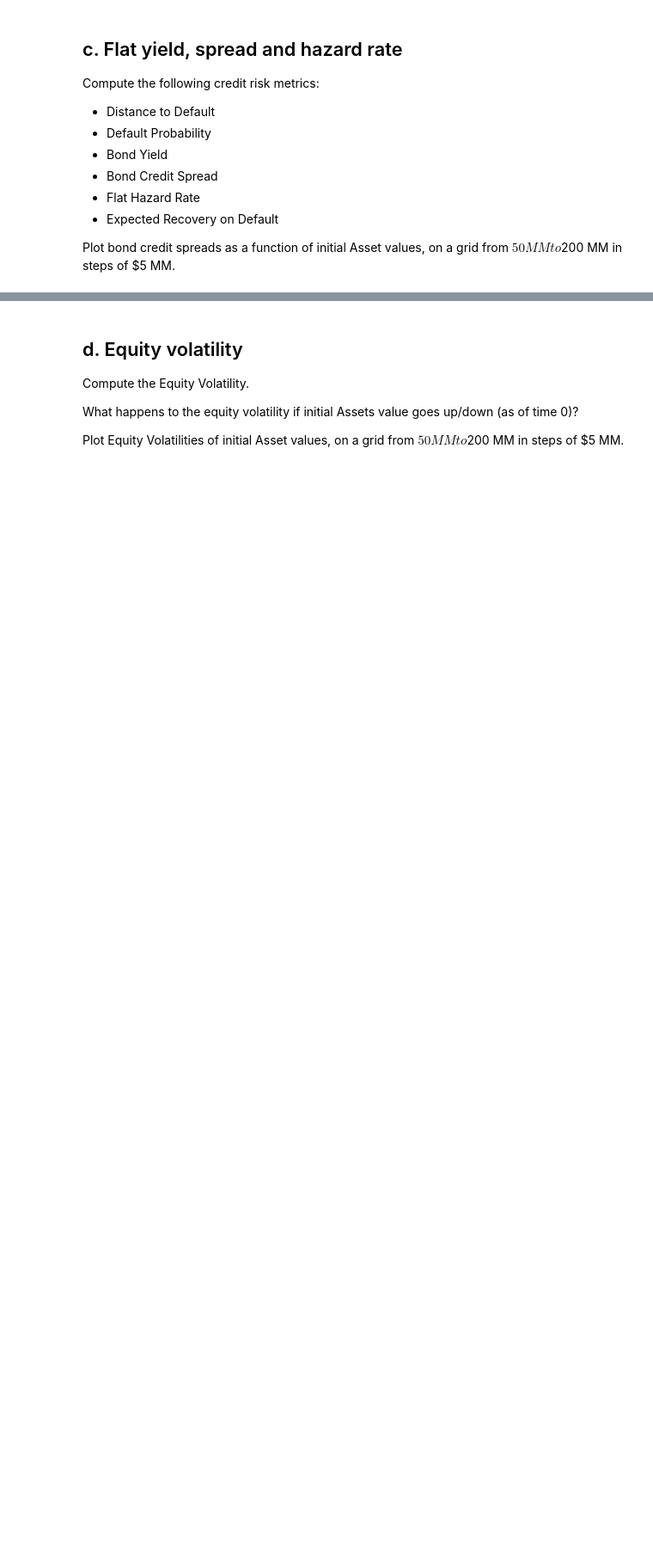
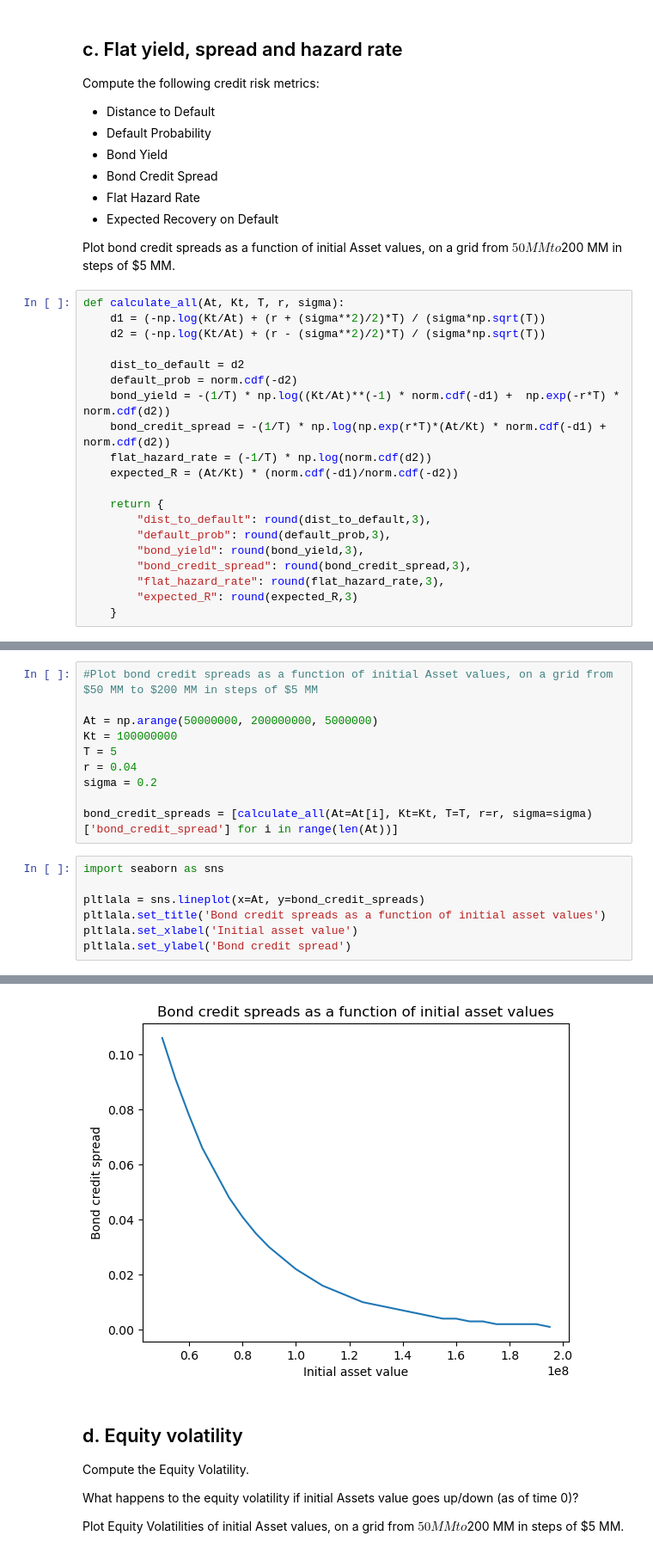
Before and after one commit to alanwake47/FINM-35700-Credit-Markets, a Jupyter notebook: week4/hw4/Homework 4_aman.ipynb, the cells around one changed output, grey strips where cells are left out. Shown: that part at 86% size. Cells and saved outputs as stored; diff of their text form; blank space fills up the shorter version.

```diff
--- a/week4/hw4/Homework 4_aman.ipynb
+++ b/week4/hw4/Homework 4_aman.ipynb
@@ -523,3 +1000,23 @@ Compute the following credit risk metrics:
 - Expected Recovery on Default
 
 Plot bond credit spreads as a function of initial Asset values, on a grid from $50 MM to $200 MM in steps of $5 MM.
+# %%
+def calculate_all(At, Kt, T, r, sigma):
+    d1 = (-np.log(Kt/At) + (r + (sigma**2)/2)*T) / (sigma*np.sqrt(T))
+    d2 = (-np.log(Kt/At) + (r - (sigma**2)/2)*T) / (sigma*np.sqrt(T))
+
+    dist_to_default = d2
+    default_prob = norm.cdf(-d2)
+    bond_yield = -(1/T) * np.log((Kt/At)**(-1) * norm.cdf(-d1) +  np.exp(-r*T) * norm.cdf(d2))
+    bond_credit_spread = -(1/T) * np.log(np.exp(r*T)*(At/Kt) * norm.cdf(-d1) + norm.cdf(d2))
+    flat_hazard_rate = (-1/T) * np.log(norm.cdf(d2))
+    expected_R = (At/Kt) * (norm.cdf(-d1)/norm.cdf(-d2))
+
+    return {
+        "dist_to_default": round(dist_to_default,3),
+        "default_prob": round(default_prob,3),
+        "bond_yield": round(bond_yield,3),
+        "bond_credit_spread": round(bond_credit_spread,3),
+        "flat_hazard_rate": round(flat_hazard_rate,3),
+        "expected_R": round(expected_R,3)
+    }
@@ -525,0 +1032,18 @@ Plot bond credit spreads as a function of initial Asset values, on a grid from $
+# %%
+#Plot bond credit spreads as a function of initial Asset values, on a grid from $50 MM to $200 MM in steps of $5 MM
+
+At = np.arange(50000000, 200000000, 5000000)
+Kt = 100000000
+T = 5
+r = 0.04
+sigma = 0.2
+
+bond_credit_spreads = [calculate_all(At=At[i], Kt=Kt, T=T, r=r, sigma=sigma)['bond_credit_spread'] for i in range(len(At))]
+# %%
+import seaborn as sns
+
+pltlala = sns.lineplot(x=At, y=bond_credit_spreads)
+pltlala.set_title('Bond credit spreads as a function of initial asset values')
+pltlala.set_xlabel('Initial asset value')
+pltlala.set_ylabel('Bond credit spread')
+# %% [output]
@@ -526,3 +1051,4 @@ Plot bond credit spreads as a function of initial Asset values, on a grid from $
+[figure, added]
 # %% [markdown]
 ## d. Equity volatility
 
```
Also changed, not shown: parts of 49 cells of this notebook, 2 other files.
